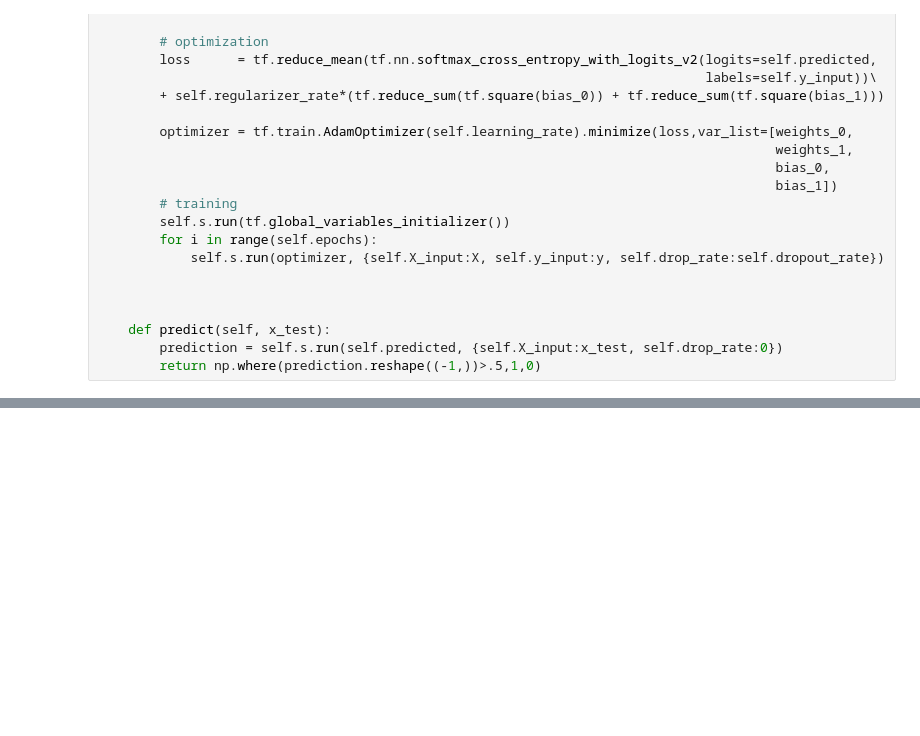
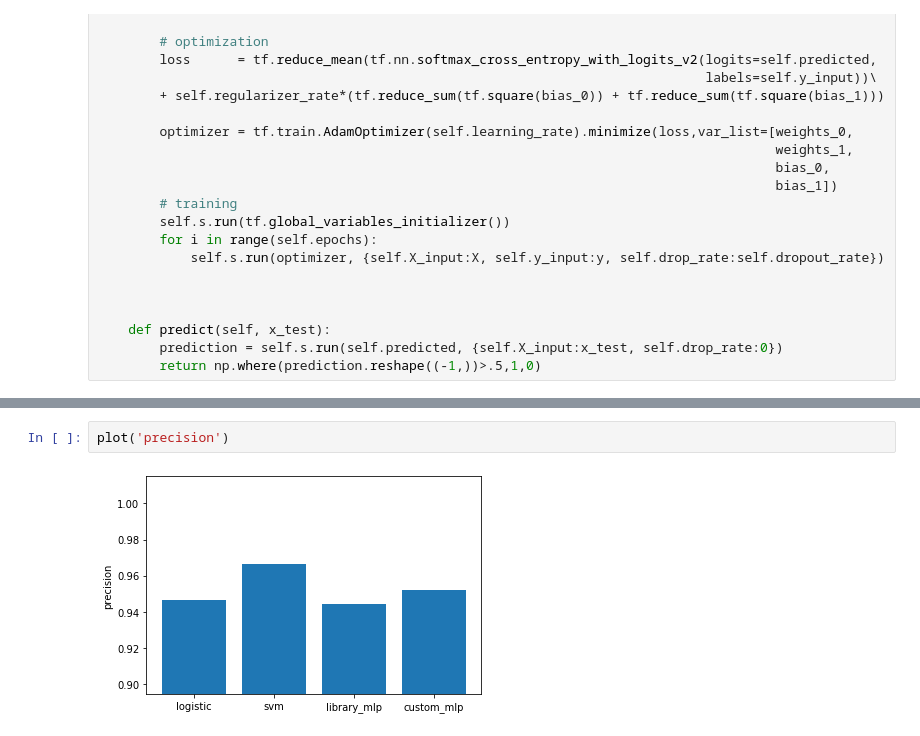
Before and after one commit to furkan-kadioglu/breast_cancer_diagnosis, a Jupyter notebook: breast-cancer.ipynb, the cells around one changed output, grey strips where cells are left out. Drawn from its saved outputs; the diff is of its cells as text; blank space fills up the shorter version.

```diff
--- a/breast-cancer.ipynb
+++ b/breast-cancer.ipynb
@@ -286,0 +277,4 @@ result(MLP(),X,y,5)
+# %%
+plot('precision')
+# %% [output]
+[figure, added]
```
Also changed, not shown: parts of 21 cells of this notebook, 1 other file.
